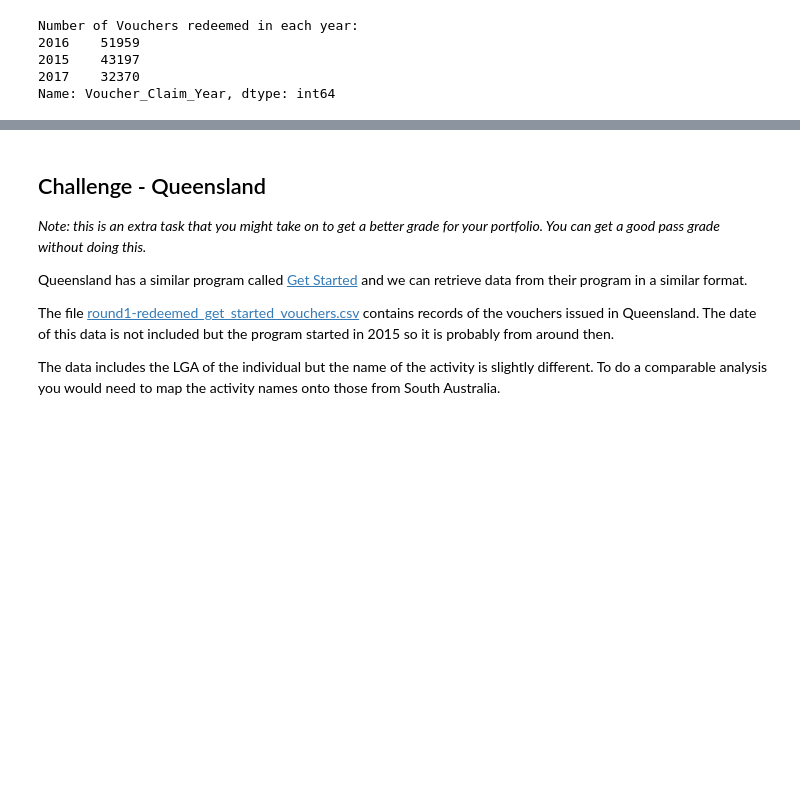
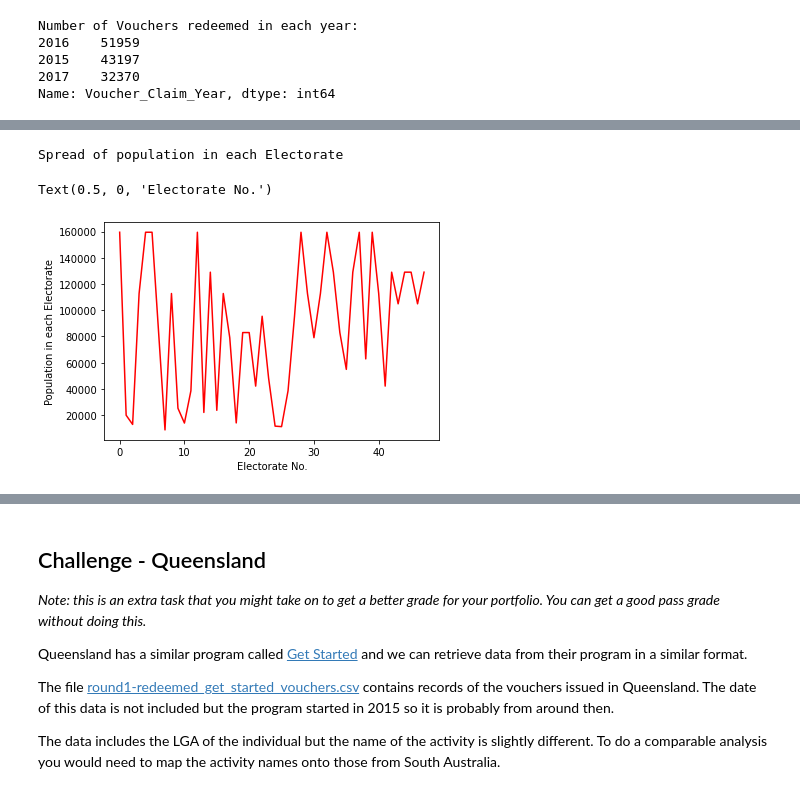
Before and after one commit to MQCOMP2200-S2-2021/data-science-portfolio-JoeB-cybersecurity, a Jupyter notebook: Portfolio 2.ipynb, the cells around one changed output, grey strips where cells are left out. Drawn from its saved outputs; the diff is of its cells as text; code cells hidden in the pictures; blank space fills up the shorter version.

```diff
--- a/Portfolio 2.ipynb
+++ b/Portfolio 2.ipynb
@@ -247,0 +233,9 @@ WRIGHT:
+# %%
+print("Spread of population in each Electorate")
+df1.iloc[1].plot(color='red')
+plt.ylabel('Population in each Electorate')
+plt.xlabel('Electorate No.')
+# %% [output]
+Spread of population in each Electorate
+Text(0.5, 0, 'Electorate No.')
+[figure, added]
```
Also changed, not shown: parts of 20 cells of this notebook.
